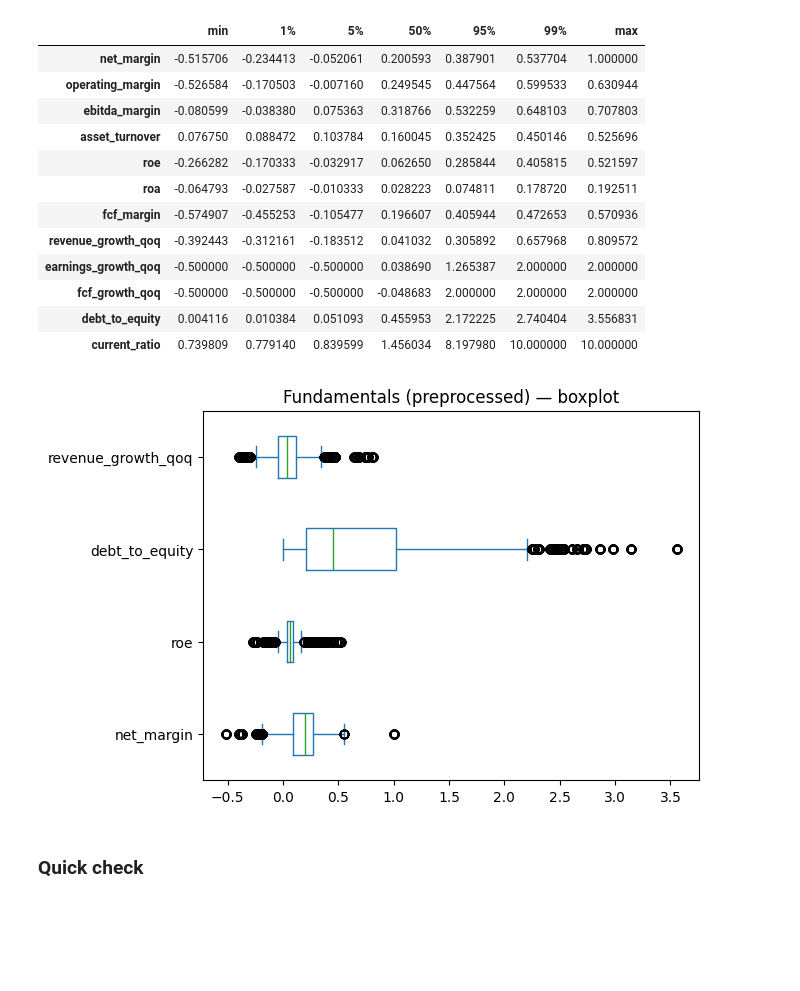
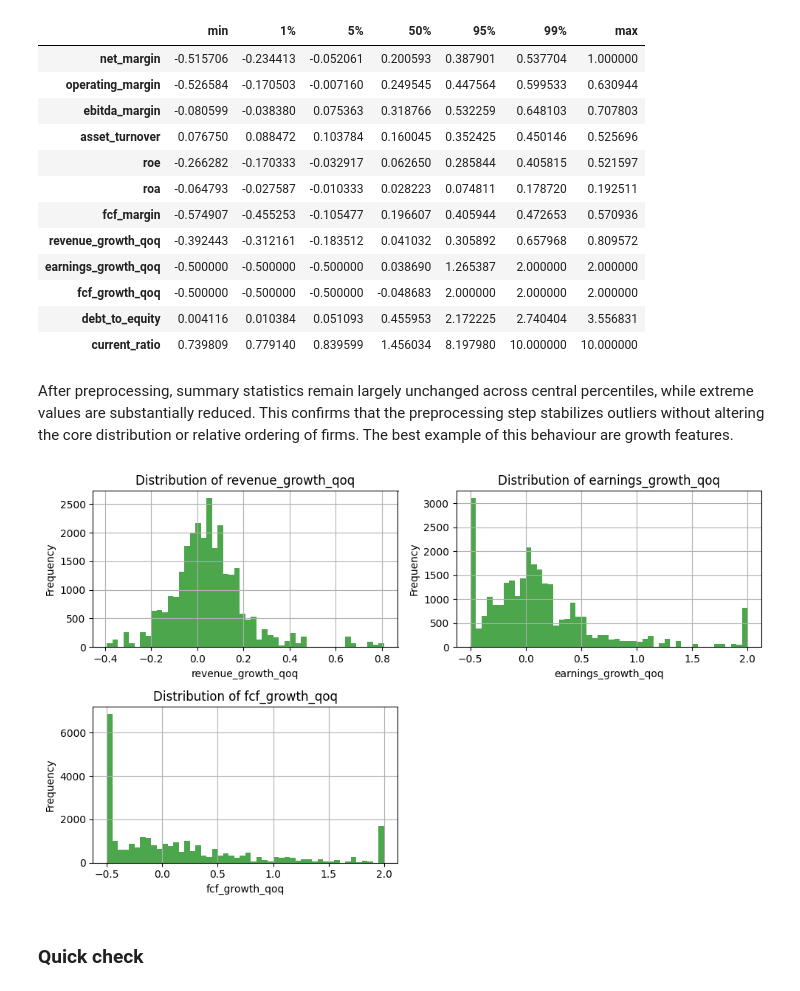
Before and after one commit to IgorDragone/hybrid-stock-prediction-thesis, a Jupyter notebook: notebooks/02_preprocessing.ipynb, the cells around one changed output. Cells and saved outputs as stored; diff of their text form; code cells hidden in the pictures; blank space fills up the shorter version.

Commit message:
notebooks fixed, waiting for Gianni's confirmation to push

```diff
--- a/notebooks/02_preprocessing.ipynb
+++ b/notebooks/02_preprocessing.ipynb
@@ -419,12 +419,34 @@ PREP percentiles:
 | fcf_growth_qoq | -0.500000 | -0.500000 | -0.500000 | -0.048683 | 2.000000 | 2.000000 | 2.000000 |
 | debt_to_equity | 0.004116 | 0.010384 | 0.051093 | 0.455953 | 2.172225 | 2.740404 | 3.556831 |
 | current_ratio | 0.739809 | 0.779140 | 0.839599 | 1.456034 | 8.197980 | 10.000000 | 10.000000 |
-# %%
-df_prep[cols_box].plot(kind="box", vert=False)
-plt.title("Fundamentals (preprocessed) — boxplot")
-plt.show()
-# %% [output]
-[figure, removed]
+# %% [markdown]
+After preprocessing, summary statistics remain largely unchanged across central percentiles, while extreme values are substantially reduced. This confirms that the preprocessing step stabilizes outliers without altering the core distribution or relative ordering of firms. The best example of this behaviour are growth features.
+# %%
+growth_cols = ["revenue_growth_qoq", "earnings_growth_qoq", "fcf_growth_qoq"]
+
+n = len(growth_cols)
+ncols = 2
+nrows = (n + ncols - 1) // ncols
+
+fig, axes = plt.subplots(nrows, ncols, figsize=(10, nrows * 3))
+axes = axes.flatten()
+
+for i, col in enumerate(growth_cols):
+    ax = axes[i]
+    ax.hist(df_prep[col].dropna(), bins=50, color='green', alpha=0.7)
+    ax.set_title(f'Distribution of {col}')
+    ax.set_xlabel(col)
+    ax.set_ylabel('Frequency')
+    ax.grid(True)
+
+# turn off any unused subplots
+for j in range(n, len(axes)):
+    axes[j].axis('off')
+
+plt.tight_layout()
+plt.show()
+# %% [output]
+[figure, added]
 # %% [markdown]
 ### Quick check
 # %% [markdown]
```
Also changed, not shown: parts of 5 cells of this notebook, 1 other file.
